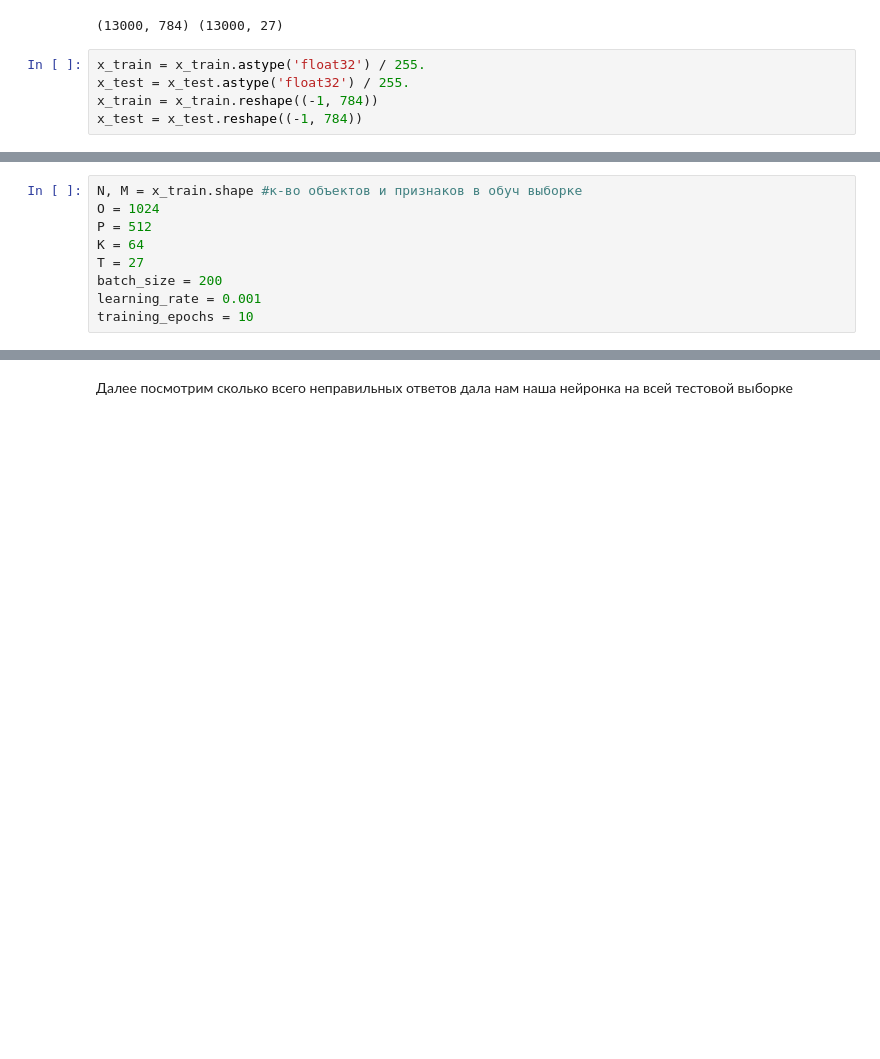
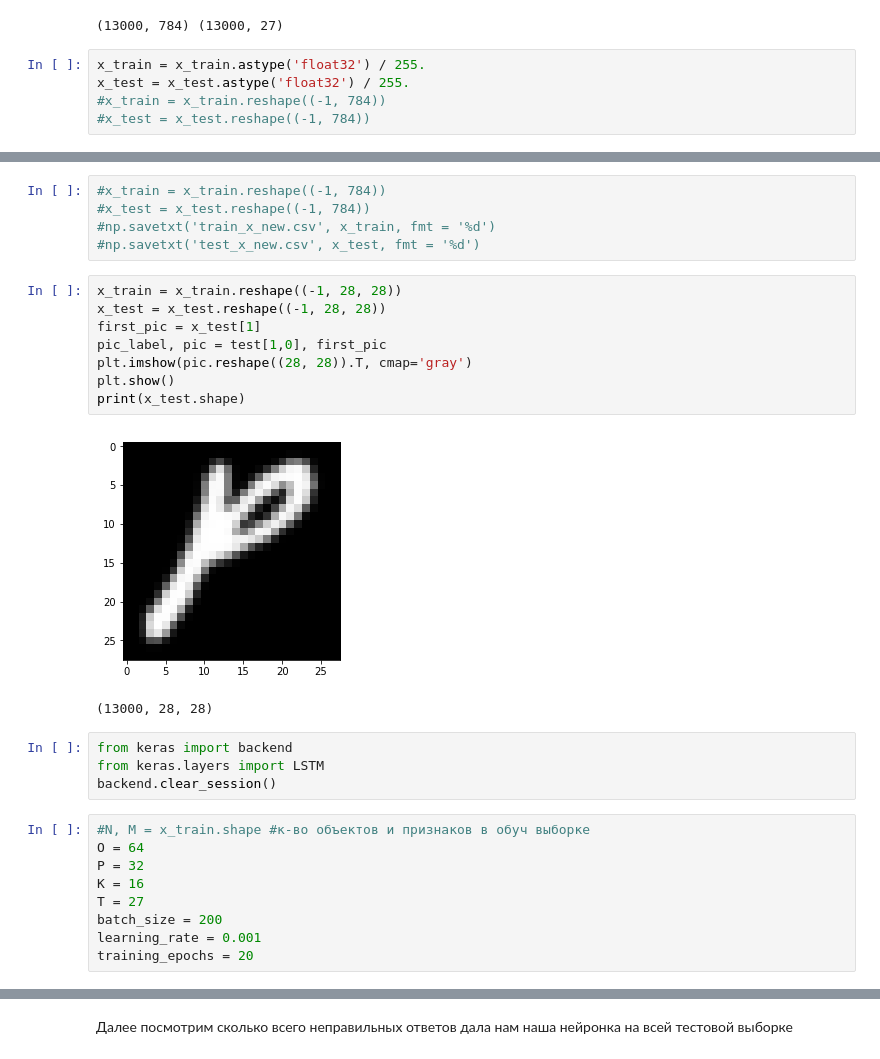
Before and after one commit to aleks73337/Neural-Networks-, a Jupyter notebook: Lab 5.ipynb, the cells around one changed output, grey strips where cells are left out. Saved outputs shown, nothing was run; the diff lists cells and outputs as text; blank space fills up the shorter version.

```diff
--- a/Lab 5.ipynb
+++ b/Lab 5.ipynb
@@ -43,5 +43,5 @@ print(x_test.shape, y_test.shape)
 # %%
 x_train = x_train.astype('float32') / 255.
 x_test = x_test.astype('float32') / 255.
-x_train = x_train.reshape((-1, 784))
-x_test = x_test.reshape((-1, 784))
+#x_train = x_train.reshape((-1, 784))
+#x_test = x_test.reshape((-1, 784))
@@ -48,12 +55,32 @@ x_test = x_test.reshape((-1, 784))
+# %%
+#x_train = x_train.reshape((-1, 784))
+#x_test = x_test.reshape((-1, 784))
+#np.savetxt('train_x_new.csv', x_train, fmt = '%d')
+#np.savetxt('test_x_new.csv', x_test, fmt = '%d')
+# %%
+x_train = x_train.reshape((-1, 28, 28))
+x_test = x_test.reshape((-1, 28, 28))
+first_pic = x_test[1]
+pic_label, pic = test[1,0], first_pic
+plt.imshow(pic.reshape((28, 28)).T, cmap='gray')
+plt.show()
+print(x_test.shape)
+# %% [output]
+[figure, added]
+(13000, 28, 28)
+# %%
+from keras import backend
+from keras.layers import LSTM
+backend.clear_session()
 # %%
-N, M = x_train.shape #к-во объектов и признаков в обуч выборке
-O = 1024
-P = 512
-K = 64
+#N, M = x_train.shape #к-во объектов и признаков в обуч выборке
+O = 64
+P = 32
+K = 16
 T = 27
 batch_size = 200
 learning_rate = 0.001
-training_epochs = 10
+training_epochs = 20
 # %%
 tf.reset_default_graph()
 model = Sequential()
```
Also changed, not shown: parts of 15 cells of this notebook.
